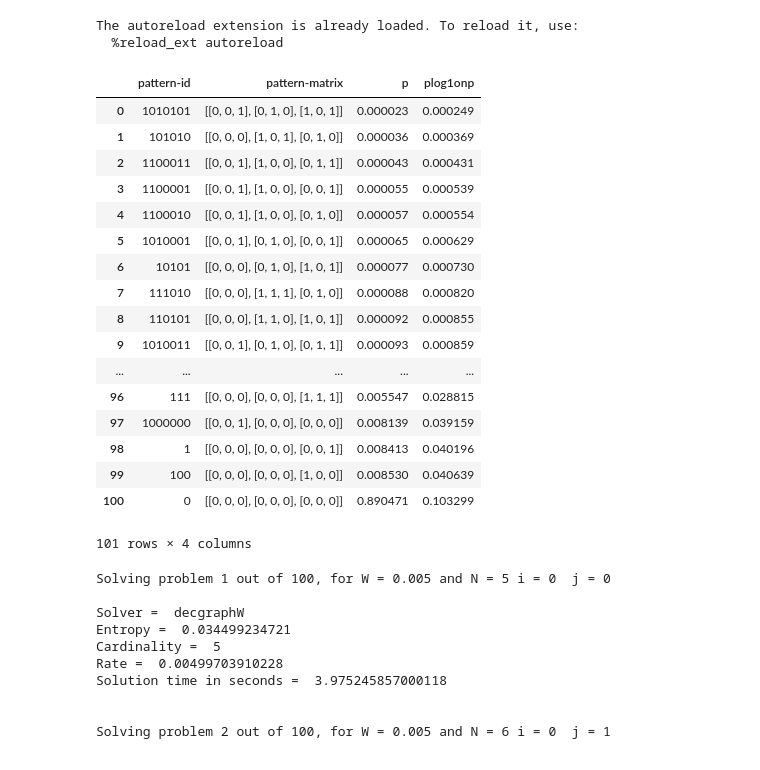
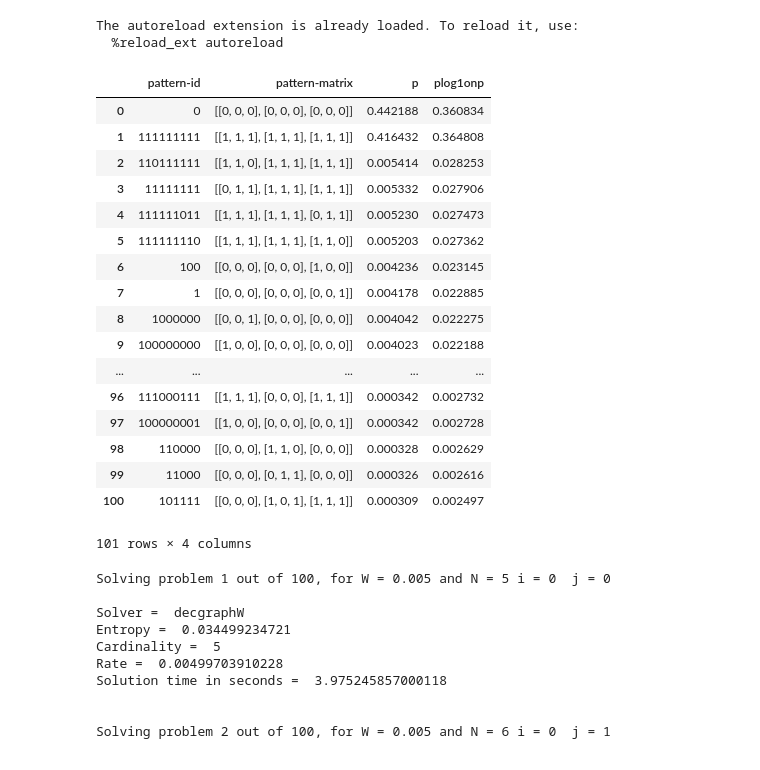
Before and after one commit to nareto/BPV, a Jupyter notebook: notebooks/plot12-NW-epsilon_solutions.ipynb, the cells around one changed output. Saved outputs shown, nothing was run; the diff lists cells and outputs as text; code cells hidden in the pictures.

```diff
--- a/notebooks/plot12-decgraph_3D_complexity.ipynb
+++ b/notebooks/plot12-NW-epsilon_solutions.ipynb
@@ -23,50 +23,52 @@ rcParams['text.latex.unicode'] = True
 rcParams['text.usetex'] = True
 rcParams['text.latex.preamble'] = r'\usepackage{amsthm}', r'\usepackage{amsmath}', r'\usepackage{amssymb}', \
                                    r'\usepackage{amsfonts}'
 #rcParams['text.latex.preamble']
 #rcParams['text.latex.preamble'] = r'\usepackage{amsthm}'
 
 Wmin = 0.005
 Wmax = 0.05
 Wnsteps = 10
 Wstep = (Wmax - Wmin)/Wnsteps
 Wrange = np.arange(Wmin,Wmax,Wstep)
 
 Nmin = 5
 Nmax = 15
 Nnsteps = 10
 Nstep = (Nmax - Nmin)/Nnsteps
 Nrange = np.arange(Nmin,Nmax,Nstep, dtype='int')
 
 nproblems = Wnsteps*Nnsteps
 
 
 data = BPV.Data()
 data.read_csv("pixel.dist.csv",False)
+data.df.sort_index(by="p",inplace=True,ascending=False)
+data.df.set_index(pd.Index([j for j in range(len(data.df))]), inplace=True)
 data = data.data_head(100)
-data.order_by_p()
+#data.order_by_p()
 data.df
 #Nrange
 # %% [output]
 The autoreload extension is already loaded. To reload it, use:
   %reload_ext autoreload
 |  | pattern-id | pattern-matrix | p | plog1onp |
-| 0 | 1010101 | [[0, 0, 1], [0, 1, 0], [1, 0, 1]] | 0.000023 | 0.000249 |
-| 1 | 101010 | [[0, 0, 0], [1, 0, 1], [0, 1, 0]] | 0.000036 | 0.000369 |
-| 2 | 1100011 | [[0, 0, 1], [1, 0, 0], [0, 1, 1]] | 0.000043 | 0.000431 |
-| 3 | 1100001 | [[0, 0, 1], [1, 0, 0], [0, 0, 1]] | 0.000055 | 0.000539 |
-| 4 | 1100010 | [[0, 0, 1], [1, 0, 0], [0, 1, 0]] | 0.000057 | 0.000554 |
-| 5 | 1010001 | [[0, 0, 1], [0, 1, 0], [0, 0, 1]] | 0.000065 | 0.000629 |
-| 6 | 10101 | [[0, 0, 0], [0, 1, 0], [1, 0, 1]] | 0.000077 | 0.000730 |
-| 7 | 111010 | [[0, 0, 0], [1, 1, 1], [0, 1, 0]] | 0.000088 | 0.000820 |
-| 8 | 110101 | [[0, 0, 0], [1, 1, 0], [1, 0, 1]] | 0.000092 | 0.000855 |
-| 9 | 1010011 | [[0, 0, 1], [0, 1, 0], [0, 1, 1]] | 0.000093 | 0.000859 |
+| 0 | 0 | [[0, 0, 0], [0, 0, 0], [0, 0, 0]] | 0.442188 | 0.360834 |
+| 1 | 111111111 | [[1, 1, 1], [1, 1, 1], [1, 1, 1]] | 0.416432 | 0.364808 |
+| 2 | 110111111 | [[1, 1, 0], [1, 1, 1], [1, 1, 1]] | 0.005414 | 0.028253 |
+| 3 | 11111111 | [[0, 1, 1], [1, 1, 1], [1, 1, 1]] | 0.005332 | 0.027906 |
+| 4 | 111111011 | [[1, 1, 1], [1, 1, 1], [0, 1, 1]] | 0.005230 | 0.027473 |
+| 5 | 111111110 | [[1, 1, 1], [1, 1, 1], [1, 1, 0]] | 0.005203 | 0.027362 |
+| 6 | 100 | [[0, 0, 0], [0, 0, 0], [1, 0, 0]] | 0.004236 | 0.023145 |
+| 7 | 1 | [[0, 0, 0], [0, 0, 0], [0, 0, 1]] | 0.004178 | 0.022885 |
+| 8 | 1000000 | [[0, 0, 1], [0, 0, 0], [0, 0, 0]] | 0.004042 | 0.022275 |
+| 9 | 100000000 | [[1, 0, 0], [0, 0, 0], [0, 0, 0]] | 0.004023 | 0.022188 |
 | ... | ... | ... | ... | ... |
-| 96 | 111 | [[0, 0, 0], [0, 0, 0], [1, 1, 1]] | 0.005547 | 0.028815 |
-| 97 | 1000000 | [[0, 0, 1], [0, 0, 0], [0, 0, 0]] | 0.008139 | 0.039159 |
-| 98 | 1 | [[0, 0, 0], [0, 0, 0], [0, 0, 1]] | 0.008413 | 0.040196 |
-| 99 | 100 | [[0, 0, 0], [0, 0, 0], [1, 0, 0]] | 0.008530 | 0.040639 |
-| 100 | 0 | [[0, 0, 0], [0, 0, 0], [0, 0, 0]] | 0.890471 | 0.103299 |
+| 96 | 111000111 | [[1, 1, 1], [0, 0, 0], [1, 1, 1]] | 0.000342 | 0.002732 |
+| 97 | 100000001 | [[1, 0, 0], [0, 0, 0], [0, 0, 1]] | 0.000342 | 0.002728 |
+| 98 | 110000 | [[0, 0, 0], [1, 1, 0], [0, 0, 0]] | 0.000328 | 0.002629 |
+| 99 | 11000 | [[0, 0, 0], [0, 1, 1], [0, 0, 0]] | 0.000326 | 0.002616 |
+| 100 | 101111 | [[0, 0, 0], [1, 0, 1], [1, 1, 1]] | 0.000309 | 0.002497 |
 101 rows × 4 columns
 # %%
 #CALCULATE EPSILON-SOLUTIONS
```
Also changed, not shown: parts of 7 cells of this notebook, 4 other files.
